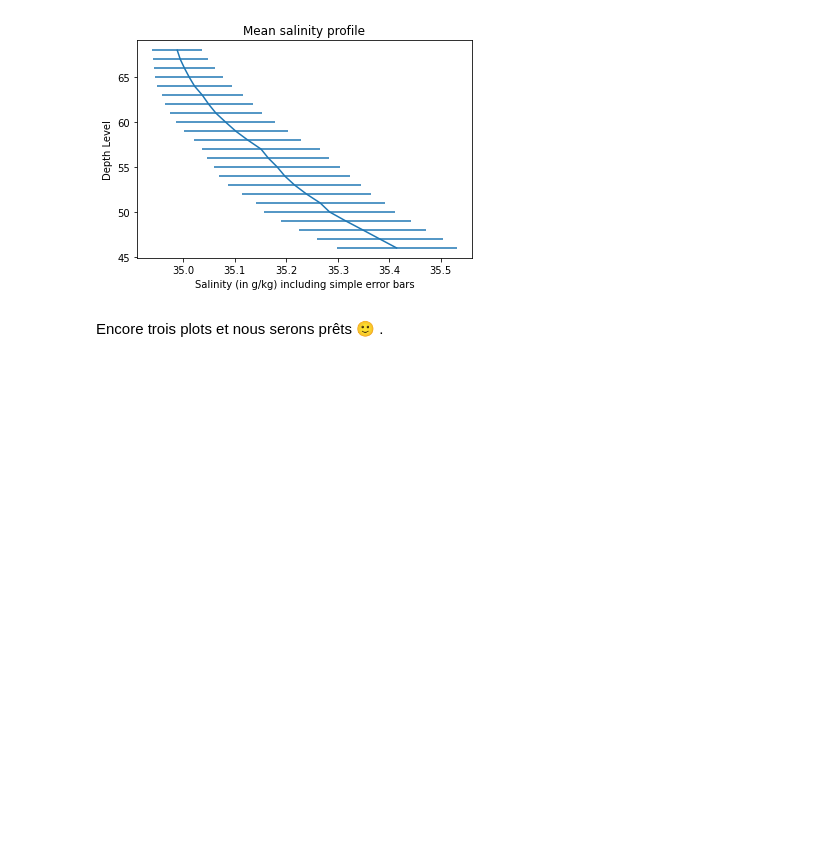
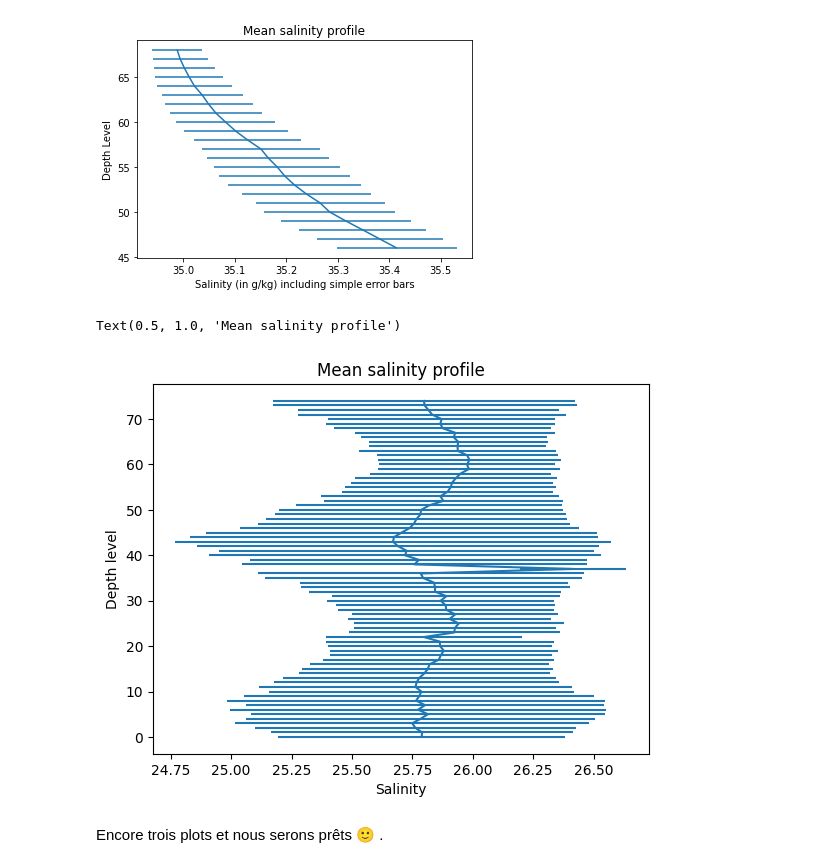
Before and after one commit to Syruna/2024_Geoinformatique_I, a Jupyter notebook: Geoinformatique_I/IP/Exercices_IP/S4_IP_exercice.ipynb, the cells around one changed output. Cells and saved outputs as stored; diff of their text form; code cells hidden in the pictures; blank space fills up the shorter version.

```diff
--- a/Geoinformatique_I/IP/Exercices_IP/S4_IP_exercice.ipynb
+++ b/Geoinformatique_I/IP/Exercices_IP/S4_IP_exercice.ipynb
@@ -116,7 +116,7 @@ print(level)
 # %% [markdown]
 Recréer le tableau `level` en utilisant `np.arange` et l'appeler `level_arange`
 # %%
-level_arange = np.arange(0,78)
+level_arange = np.arange(0,75)
 # %% [markdown]
 Vérifiez que `level` et `level_arange` sont égaux en utilisant `np.testing.assert_equal`
 # %%
@@ -265,7 +265,7 @@ Conseil 2 : Vous pouvez vérifier que vous avez pris la moyenne et les écarts t
 # %% [markdown]
 Calculer les moyennes...
 # %%
-moyenne = np.mean(densite, axis = 0)
+moyenne = np.nanmean(densite, axis = 0)
 print(moyenne)
 # %% [output]
 [25.78830223 25.79031389 25.76261747 25.7493401  25.78414184 25.81414743
@@ -328,2 +311,7 @@ print(ecart)
+# %%
+ecart = np.nanstd(densite, axis=0)
+ecart1 = np.nanstd(T, axis=0)
+ecart2 = np.nanstd(S, axis=0)
+ecart3 = np.nanstd(P, axis=0)
 # %% [markdown]
 Vérifiez qu'elles ont la même forme que vos coordonnées de niveau vertical `lev` :
@@ -338,9 +327,12 @@ Astuce 2 : Vous devriez obtenir des graphiques similaires à celui ci-dessous
 # %% [markdown]
 ![Salinity_mean.png](embedded-picture-1)
 # %%
-plt.errorbar(___,___,xerr=___)
-plt.xlabel(___)
-plt.ylabel(___)
-plt.title(___)
+plt.errorbar(moyenne,level_arange, xerr = ecart)
+plt.xlabel("Salinity")
+plt.ylabel("Depth level")
+plt.title("Mean salinity profile")
+# %% [output]
+Text(0.5, 1.0, 'Mean salinity profile')
+[figure, added]
 # %% [markdown]
 Encore trois plots et nous serons prêts 🙂 .
```
Also changed, not shown: parts of 9 cells of this notebook.
